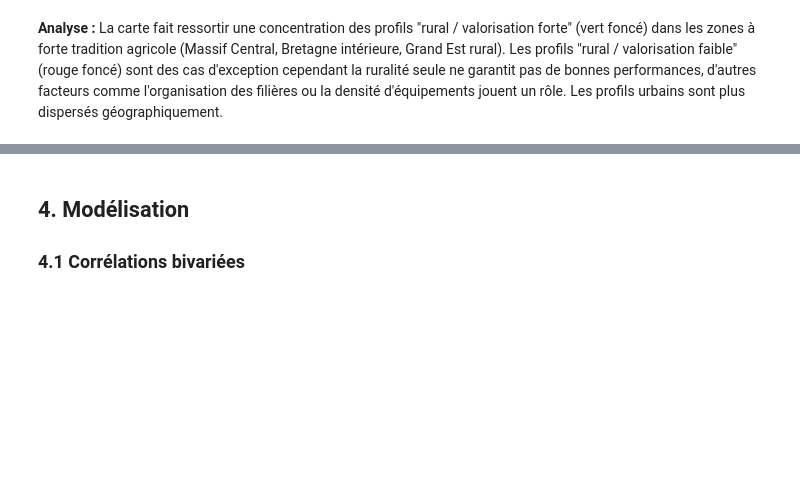
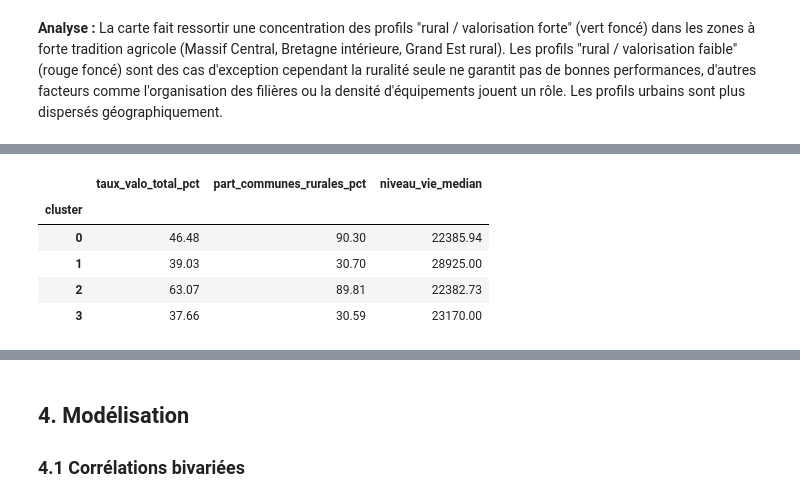
Before and after one commit to TeodoraHub/projet_pythonDS, a Jupyter notebook: notebook_recyclage_projet_python2.ipynb, the cells around one changed output, grey strips where cells are left out. Cells and saved outputs as stored; diff of their text form; code cells hidden in the pictures; blank space fills up the shorter version.

```diff
--- a/notebook_recyclage_projet_python2.ipynb
+++ b/notebook_recyclage_projet_python2.ipynb
@@ -652,0 +709,15 @@ La carte fait ressortir une concentration des profils "rural / valorisation fort
+# %%
+# Profil moyen de chaque cluster
+# Permet de comprendre ce qui caractérise chaque groupe
+display(
+    df.groupby("cluster")[["taux_valo_total_pct", "part_communes_rurales_pct",
+                            "niveau_vie_median"]]
+    .mean().round(2)
+)
+# %% [output]
+|  | taux_valo_total_pct | part_communes_rurales_pct | niveau_vie_median |
+| cluster |  |  |  |
+| 0 | 46.48 | 90.30 | 22385.94 |
+| 1 | 39.03 | 30.70 | 28925.00 |
+| 2 | 63.07 | 89.81 | 22382.73 |
+| 3 | 37.66 | 30.59 | 23170.00 |
```
Also changed, not shown: parts of 12 cells of this notebook.
